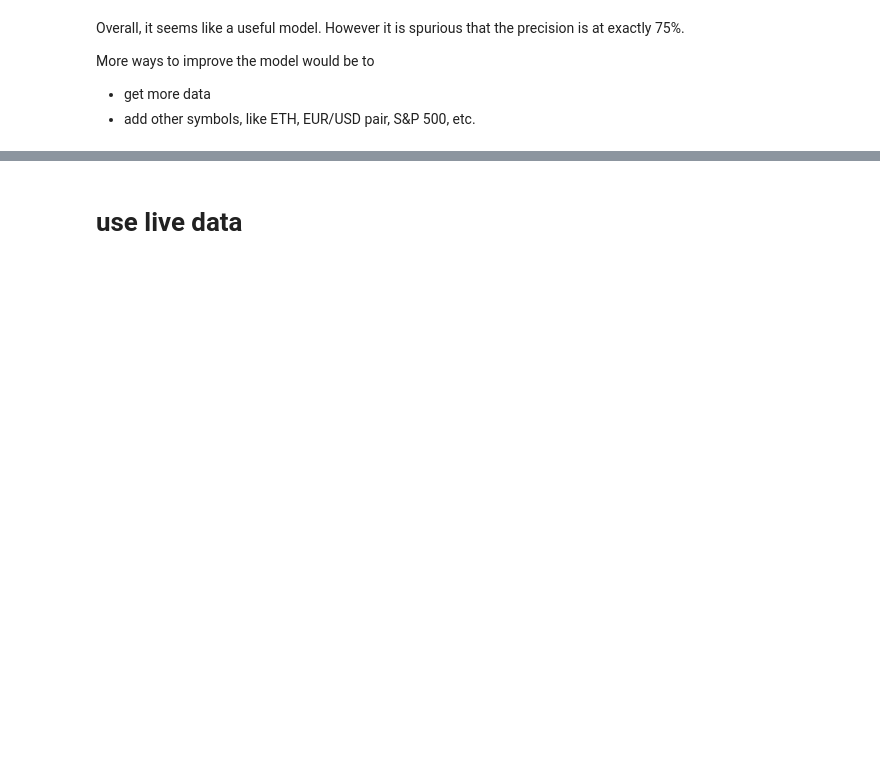
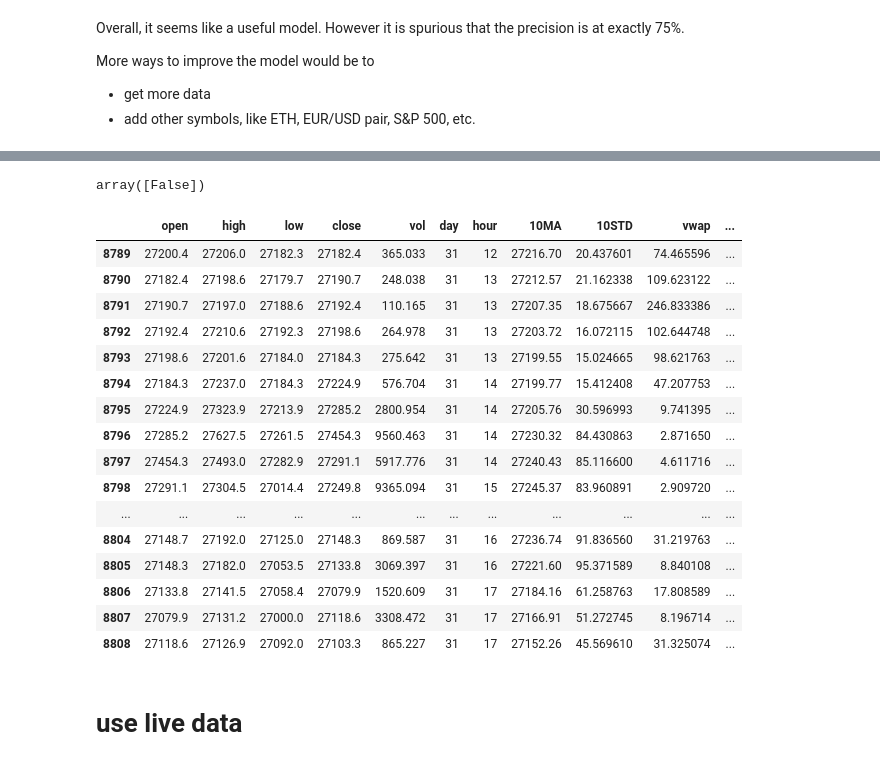
Before and after one commit to georghoeller/fastbook, a Jupyter notebook: my-stuff/lesson5-random-forests/ch9-tabular-xgboost.ipynb, the cells around one changed output, grey strips where cells are left out. Saved outputs shown, nothing was run; the diff lists cells and outputs as text; code cells hidden in the pictures; blank space fills up the shorter version.

```diff
--- a/my-stuff/lesson5-random-forests/ch9-tabular-xgboost.ipynb
+++ b/my-stuff/lesson5-random-forests/ch9-tabular-xgboost.ipynb
@@ -186,3 +235,28 @@ pd.DataFrame(dict(cols=X_train.columns, imp=xg.feature_importances_)).sort_value
+# %%
+pred = model.predict(X_test.head(1))
+pred
+# %% [output]
+array([False])
+# %%
+X_test.head(20)
+# %% [output]
+|  | open | high | low | close | vol | day | hour | 10MA | 10STD | vwap | ... |
+| 8789 | 27200.4 | 27206.0 | 27182.3 | 27182.4 | 365.033 | 31 | 12 | 27216.70 | 20.437601 | 74.465596 | ... |
+| 8790 | 27182.4 | 27198.6 | 27179.7 | 27190.7 | 248.038 | 31 | 13 | 27212.57 | 21.162338 | 109.623122 | ... |
+| 8791 | 27190.7 | 27197.0 | 27188.6 | 27192.4 | 110.165 | 31 | 13 | 27207.35 | 18.675667 | 246.833386 | ... |
+| 8792 | 27192.4 | 27210.6 | 27192.3 | 27198.6 | 264.978 | 31 | 13 | 27203.72 | 16.072115 | 102.644748 | ... |
+| 8793 | 27198.6 | 27201.6 | 27184.0 | 27184.3 | 275.642 | 31 | 13 | 27199.55 | 15.024665 | 98.621763 | ... |
+| 8794 | 27184.3 | 27237.0 | 27184.3 | 27224.9 | 576.704 | 31 | 14 | 27199.77 | 15.412408 | 47.207753 | ... |
+| 8795 | 27224.9 | 27323.9 | 27213.9 | 27285.2 | 2800.954 | 31 | 14 | 27205.76 | 30.596993 | 9.741395 | ... |
+| 8796 | 27285.2 | 27627.5 | 27261.5 | 27454.3 | 9560.463 | 31 | 14 | 27230.32 | 84.430863 | 2.871650 | ... |
+| 8797 | 27454.3 | 27493.0 | 27282.9 | 27291.1 | 5917.776 | 31 | 14 | 27240.43 | 85.116600 | 4.611716 | ... |
+| 8798 | 27291.1 | 27304.5 | 27014.4 | 27249.8 | 9365.094 | 31 | 15 | 27245.37 | 83.960891 | 2.909720 | ... |
+| ... | ... | ... | ... | ... | ... | ... | ... | ... | ... | ... | ... |
+| 8804 | 27148.7 | 27192.0 | 27125.0 | 27148.3 | 869.587 | 31 | 16 | 27236.74 | 91.836560 | 31.219763 | ... |
+| 8805 | 27148.3 | 27182.0 | 27053.5 | 27133.8 | 3069.397 | 31 | 16 | 27221.60 | 95.371589 | 8.840108 | ... |
+| 8806 | 27133.8 | 27141.5 | 27058.4 | 27079.9 | 1520.609 | 31 | 17 | 27184.16 | 61.258763 | 17.808589 | ... |
+| 8807 | 27079.9 | 27131.2 | 27000.0 | 27118.6 | 3308.472 | 31 | 17 | 27166.91 | 51.272745 | 8.196714 | ... |
+| 8808 | 27118.6 | 27126.9 | 27092.0 | 27103.3 | 865.227 | 31 | 17 | 27152.26 | 45.569610 | 31.325074 | ... |
 # %% [markdown]
 # use live data
 # %%
```
Also changed, not shown: parts of 13 cells of this notebook, 11 other files.
